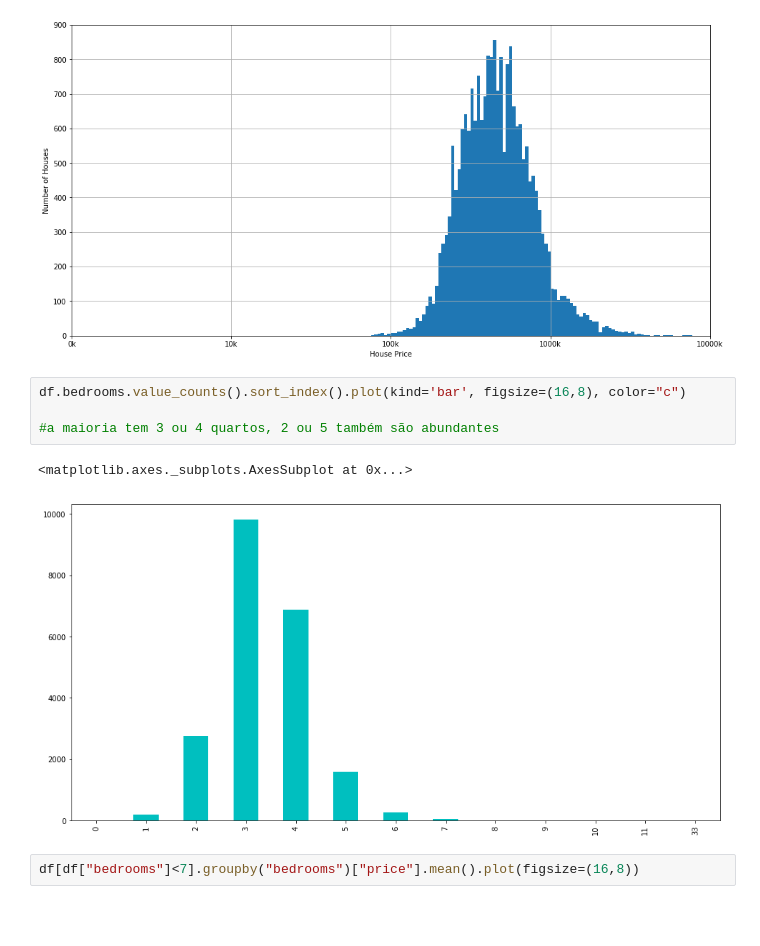
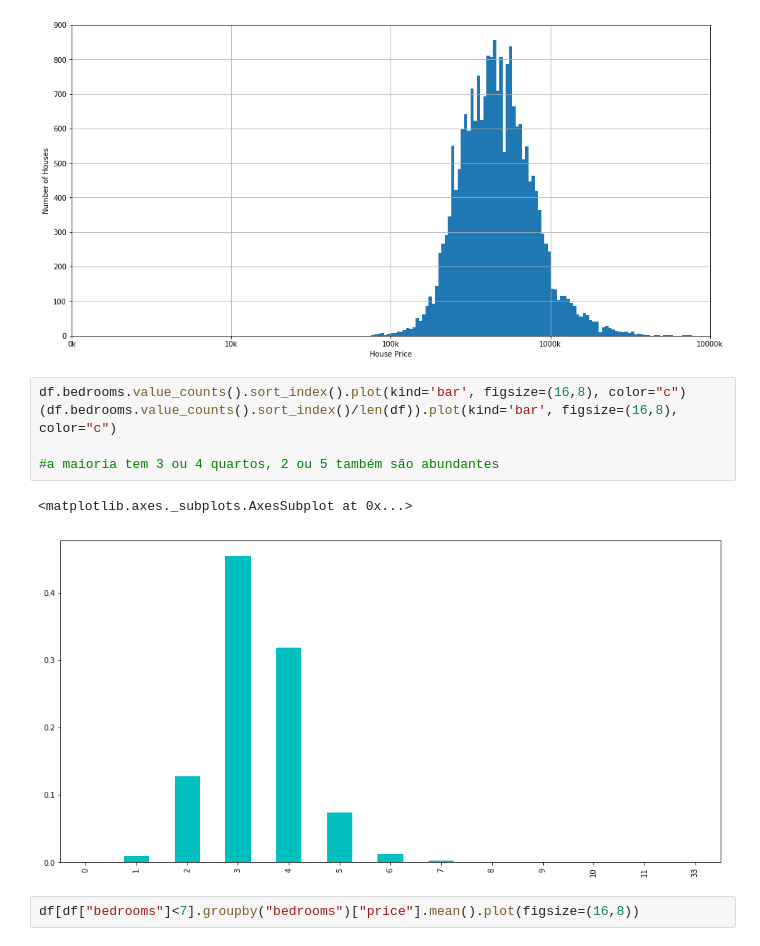
Before and after one commit to xneyzinx/estudos, a Jupyter notebook: Casas.ipynb, the cells around one changed output. Saved outputs shown, nothing was run; the diff lists cells and outputs as text; blank space fills up the shorter version.

```diff
--- a/Casas.ipynb
+++ b/Casas.ipynb
@@ -147,11 +147,12 @@ np.log10(df.price).hist(bins=100, figsize=(16,8)).set(xticks=range(5), xticklabe
 [figure]
 # %%
 df.bedrooms.value_counts().sort_index().plot(kind='bar', figsize=(16,8), color="c")
+(df.bedrooms.value_counts().sort_index()/len(df)).plot(kind='bar', figsize=(16,8), color="c")
 
 #a maioria tem 3 ou 4 quartos, 2 ou 5 também são abundantes
 # %% [output]
 <matplotlib.axes._subplots.AxesSubplot at 0x...>
-[figure, old version]
+[figure, new version]
 # %%
 df[df["bedrooms"]<7].groupby("bedrooms")["price"].mean().plot(figsize=(16,8))
 # %% [output]
```
Also changed, not shown: parts of 3 cells of this notebook, 2 other files.
